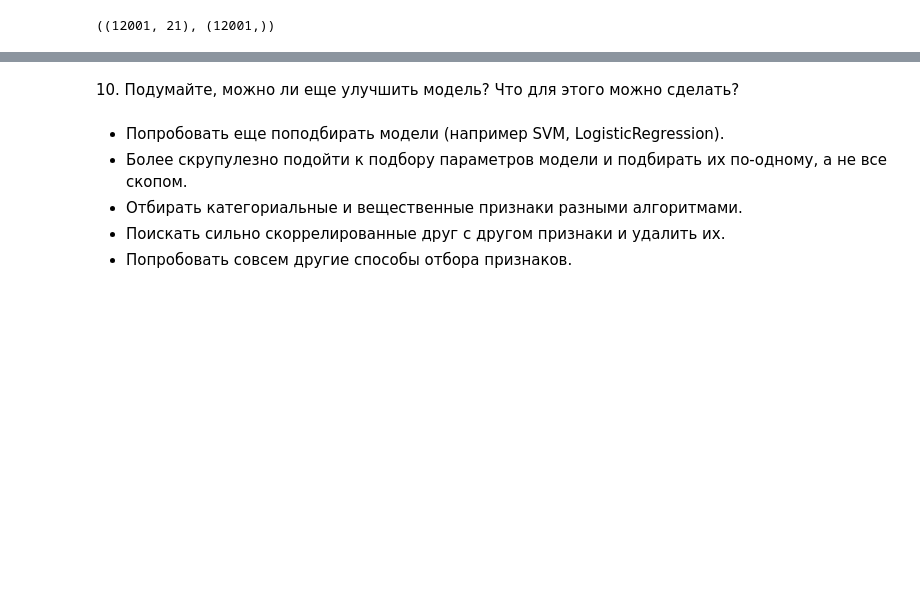
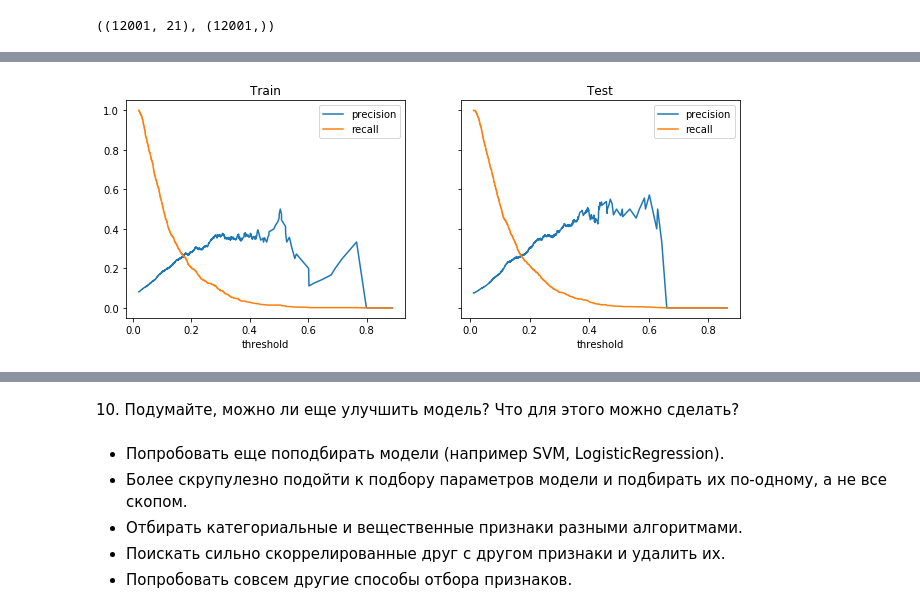
Before and after one commit to Agaspher20/DataAnalisysMipt, a Jupyter notebook: Python/6. DataAnalysisProject_Churn/week_5_finetuning.ipynb, the cells around one changed output, grey strips where cells are left out. Saved outputs shown, nothing was run; the diff lists cells and outputs as text; code cells hidden in the pictures; blank space fills up the shorter version.

```diff
--- a/Python/6. DataAnalysisProject_Churn/week_5_finetuning.ipynb
+++ b/Python/6. DataAnalysisProject_Churn/week_5_finetuning.ipynb
@@ -1470,0 +1611,4 @@ finalRocAuc
+# %%
+charts_row(chart_models, precision_recal_thresh)
+# %% [output]
+[figure, added]
```
Also changed, not shown: parts of 14 cells of this notebook, 1 other file.
